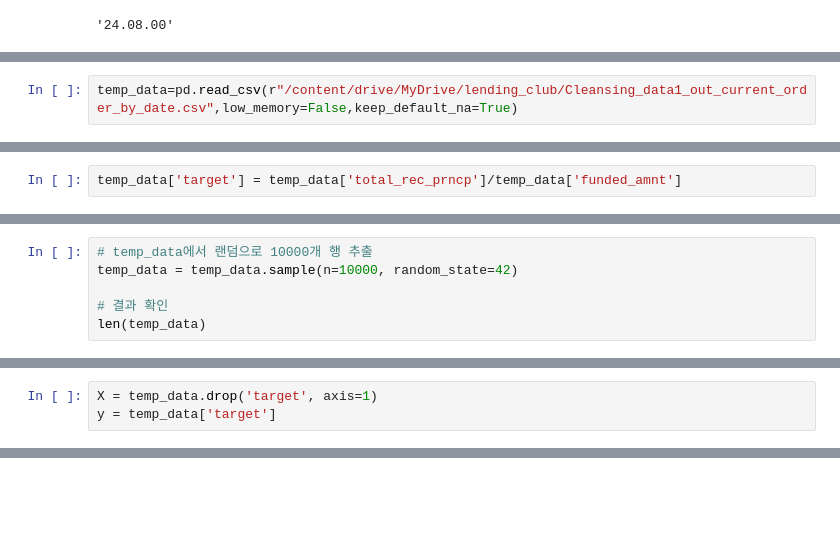
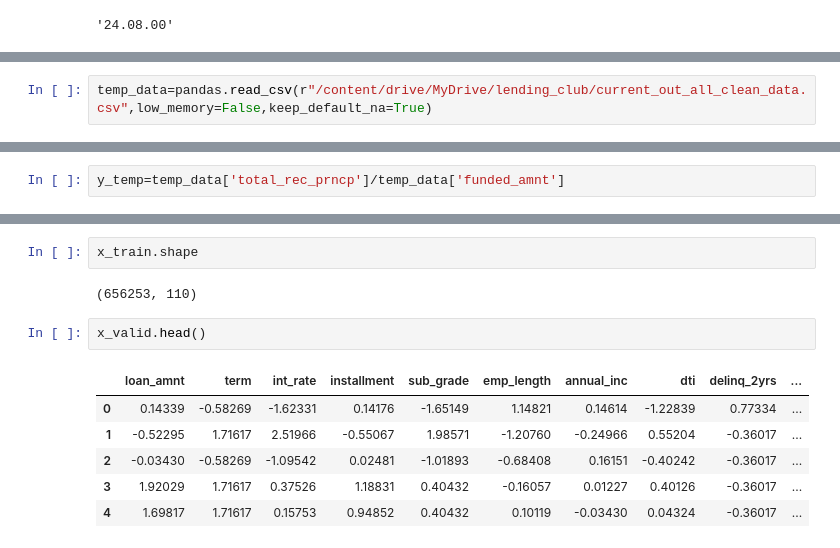
Before and after one commit to SNU-FINTECH-1st/Lendingclub, a Jupyter notebook: RandomForest/randomforest.ipynb, the cells around one changed output, grey strips where cells are left out. Cells and saved outputs as stored; diff of their text form; blank space fills up the shorter version.

```diff
--- a/RandomForest/randomforest.ipynb
+++ b/RandomForest/randomforest.ipynb
@@ -63,2 +65,2 @@ pd.set_option('display.max_columns',None)
 # %%
-temp_data=pd.read_csv(r"/content/drive/MyDrive/lending_club/Cleansing_data1_out_current_order_by_date.csv",low_memory=False,keep_default_na=True)
+temp_data=pandas.read_csv(r"/content/drive/MyDrive/lending_club/current_out_all_clean_data.csv",low_memory=False,keep_default_na=True)
@@ -65,2 +183,2 @@ temp_data=pd.read_csv(r"/content/drive/MyDrive/lending_club/Cleansing_data1_out_
 # %%
-temp_data['target'] = temp_data['total_rec_prncp']/temp_data['funded_amnt']
+y_temp=temp_data['total_rec_prncp']/temp_data['funded_amnt']
@@ -73,6 +184,0 @@ temp_data['target'].isna().sum()
-# %%
-# temp_data에서 랜덤으로 10000개 행 추출
-temp_data = temp_data.sample(n=10000, random_state=42)
-
-# 결과 확인
-len(temp_data)
@@ -89,3 +184,0 @@ from sklearn.metrics import mean_squared_error
-# %%
-X = temp_data.drop('target', axis=1)
-y = temp_data['target']
@@ -91,0 +246,13 @@ y = temp_data['target']
+# %%
+x_train.shape
+# %% [output]
+(656253, 110)
+# %%
+x_valid.head()
+# %% [output]
+|  | loan_amnt | term | int_rate | installment | sub_grade | emp_length | annual_inc | dti | delinq_2yrs | ... |
+| 0 | 0.14339 | -0.58269 | -1.62331 | 0.14176 | -1.65149 | 1.14821 | 0.14614 | -1.22839 | 0.77334 | ... |
+| 1 | -0.52295 | 1.71617 | 2.51966 | -0.55067 | 1.98571 | -1.20760 | -0.24966 | 0.55204 | -0.36017 | ... |
+| 2 | -0.03430 | -0.58269 | -1.09542 | 0.02481 | -1.01893 | -0.68408 | 0.16151 | -0.40242 | -0.36017 | ... |
+| 3 | 1.92029 | 1.71617 | 0.37526 | 1.18831 | 0.40432 | -0.16057 | 0.01227 | 0.40126 | -0.36017 | ... |
+| 4 | 1.69817 | 1.71617 | 0.15753 | 0.94852 | 0.40432 | 0.10119 | -0.03430 | 0.04324 | -0.36017 | ... |
```
Also changed, not shown: parts of 16 cells of this notebook.
